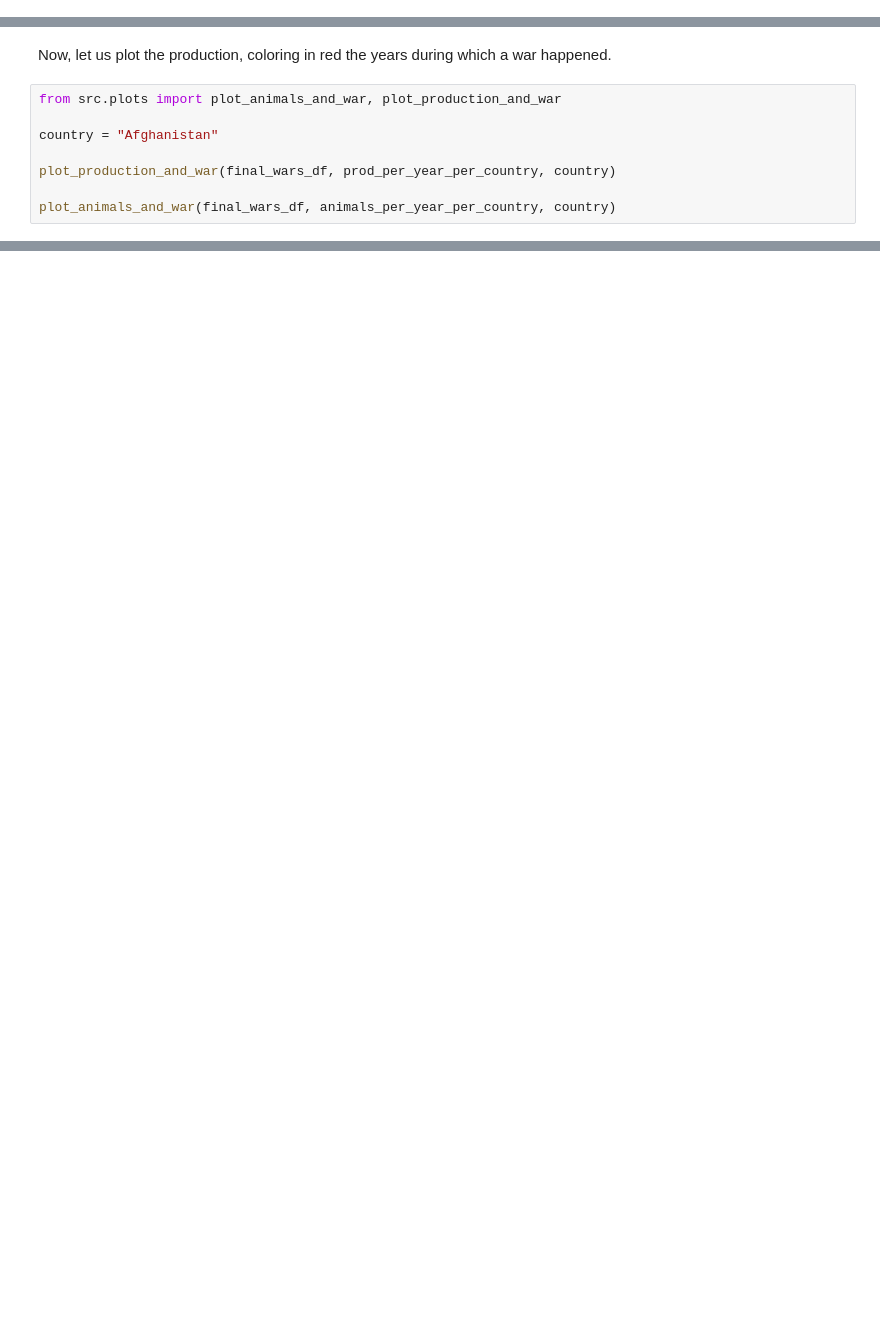
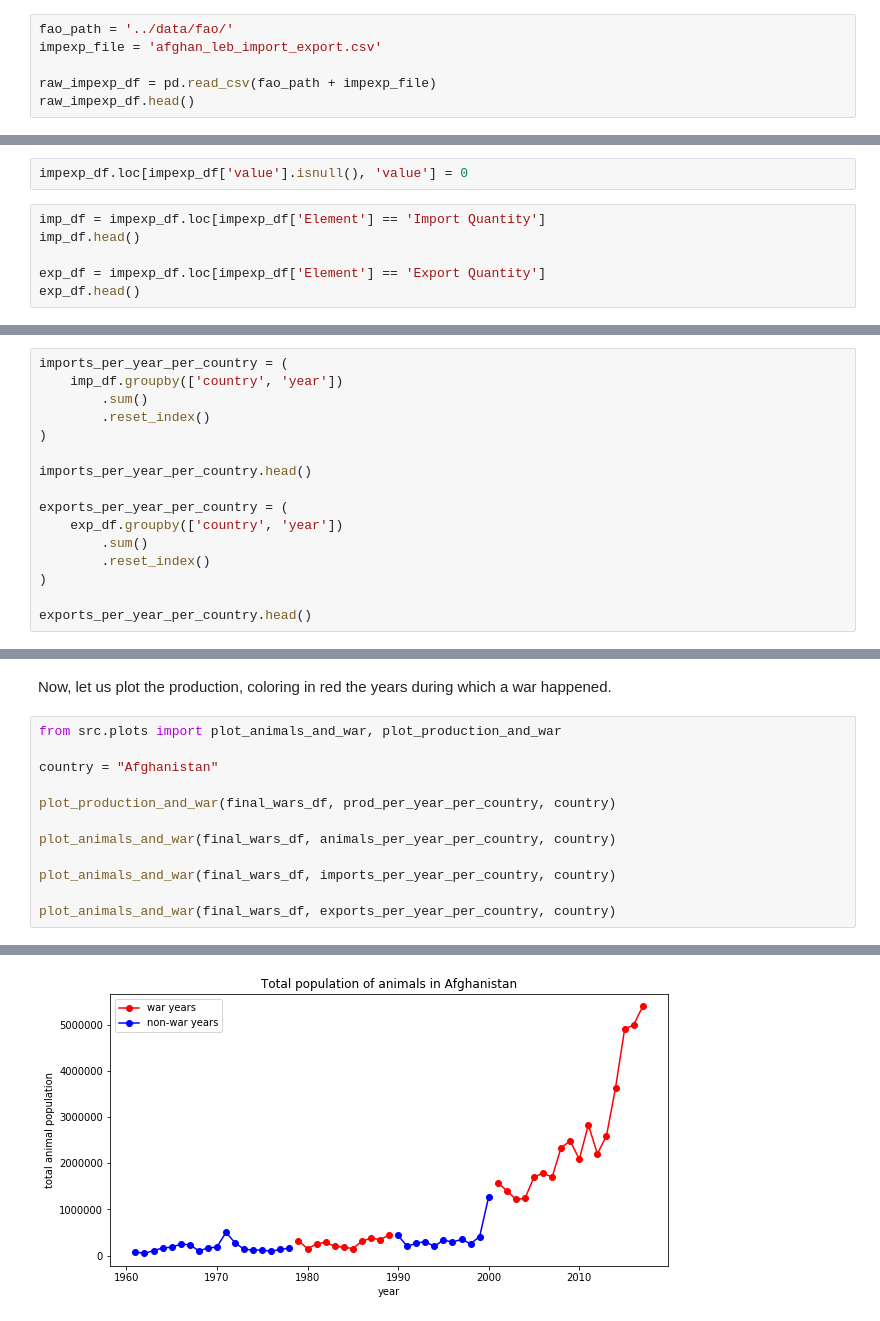
Before and after one commit to pull-fiction/make-crops-not-war, a Jupyter notebook: notebooks/general_trend.ipynb, the cells around one changed output, grey strips where cells are left out. Saved outputs shown, nothing was run; the diff lists cells and outputs as text; blank space fills up the shorter version.

Commit message:
add small afghan+lebanon import/export data for quick check

```diff
--- a/notebooks/general_trend.ipynb
+++ b/notebooks/general_trend.ipynb
@@ -453,0 +459,6 @@ animals_per_year_per_country.head()
+# %%
+fao_path = '../data/fao/'
+impexp_file = 'afghan_leb_import_export.csv'
+
+raw_impexp_df = pd.read_csv(fao_path + impexp_file)
+raw_impexp_df.head()
@@ -453,0 +524,8 @@ animals_per_year_per_country.head()
+# %%
+impexp_df.loc[impexp_df['value'].isnull(), 'value'] = 0
+# %%
+imp_df = impexp_df.loc[impexp_df['Element'] == 'Import Quantity']
+imp_df.head()
+
+exp_df = impexp_df.loc[impexp_df['Element'] == 'Export Quantity']
+exp_df.head()
@@ -453,0 +539,16 @@ animals_per_year_per_country.head()
+# %%
+imports_per_year_per_country = (
+    imp_df.groupby(['country', 'year'])
+        .sum()
+        .reset_index()
+)
+
+imports_per_year_per_country.head()
+
+exports_per_year_per_country = (
+    exp_df.groupby(['country', 'year'])
+        .sum()
+        .reset_index()
+)
+
+exports_per_year_per_country.head()
@@ -456,11 +564,16 @@ Now, let us plot the production, coloring in red the years during which a war ha
 # %%
 from src.plots import plot_animals_and_war, plot_production_and_war
 
 country = "Afghanistan"
 
 plot_production_and_war(final_wars_df, prod_per_year_per_country, country)
 
 plot_animals_and_war(final_wars_df, animals_per_year_per_country, country)
+
+plot_animals_and_war(final_wars_df, imports_per_year_per_country, country)
+
+plot_animals_and_war(final_wars_df, exports_per_year_per_country, country)
 # %% [output]
 [figure]
 [figure]
+[figure, added]
```
Also changed, not shown: parts of 11 cells of this notebook, 1 other file.
